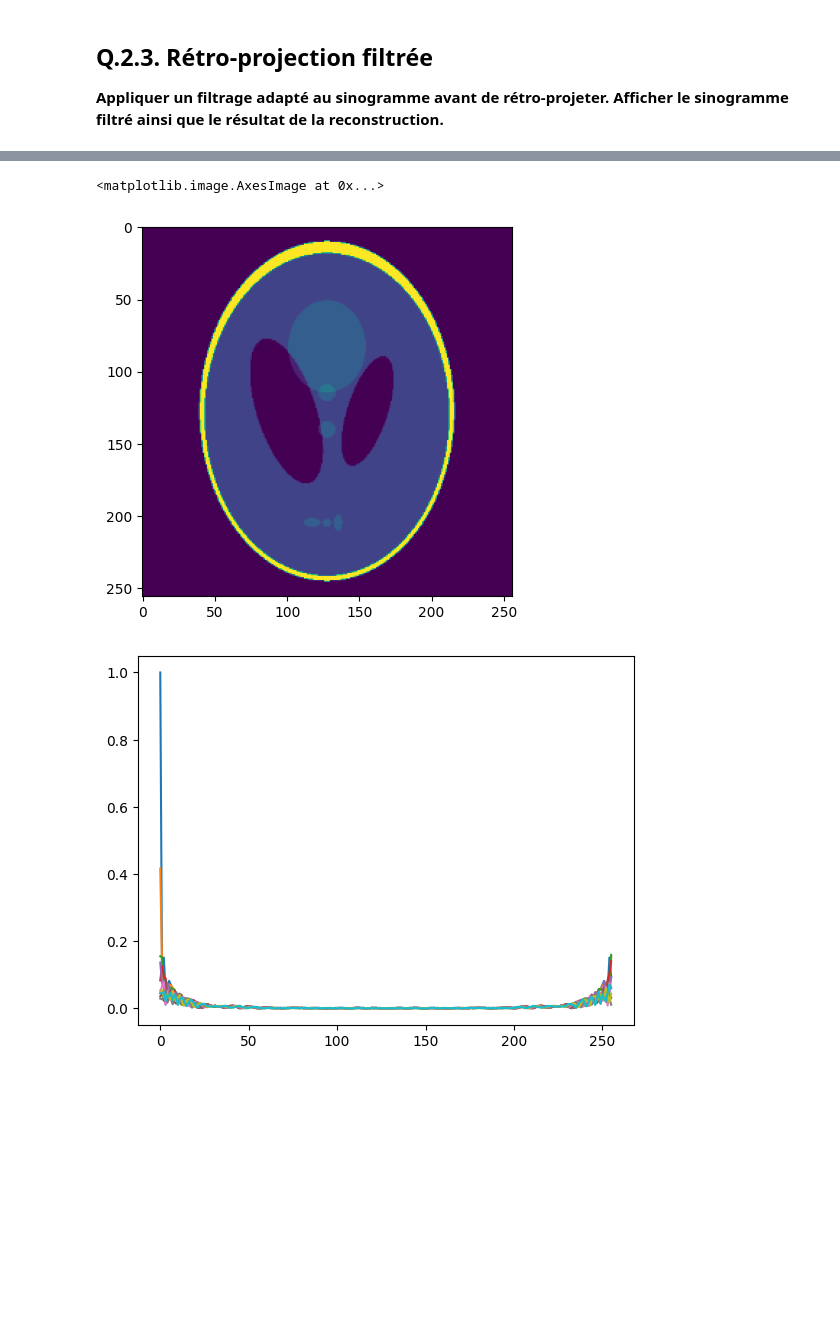
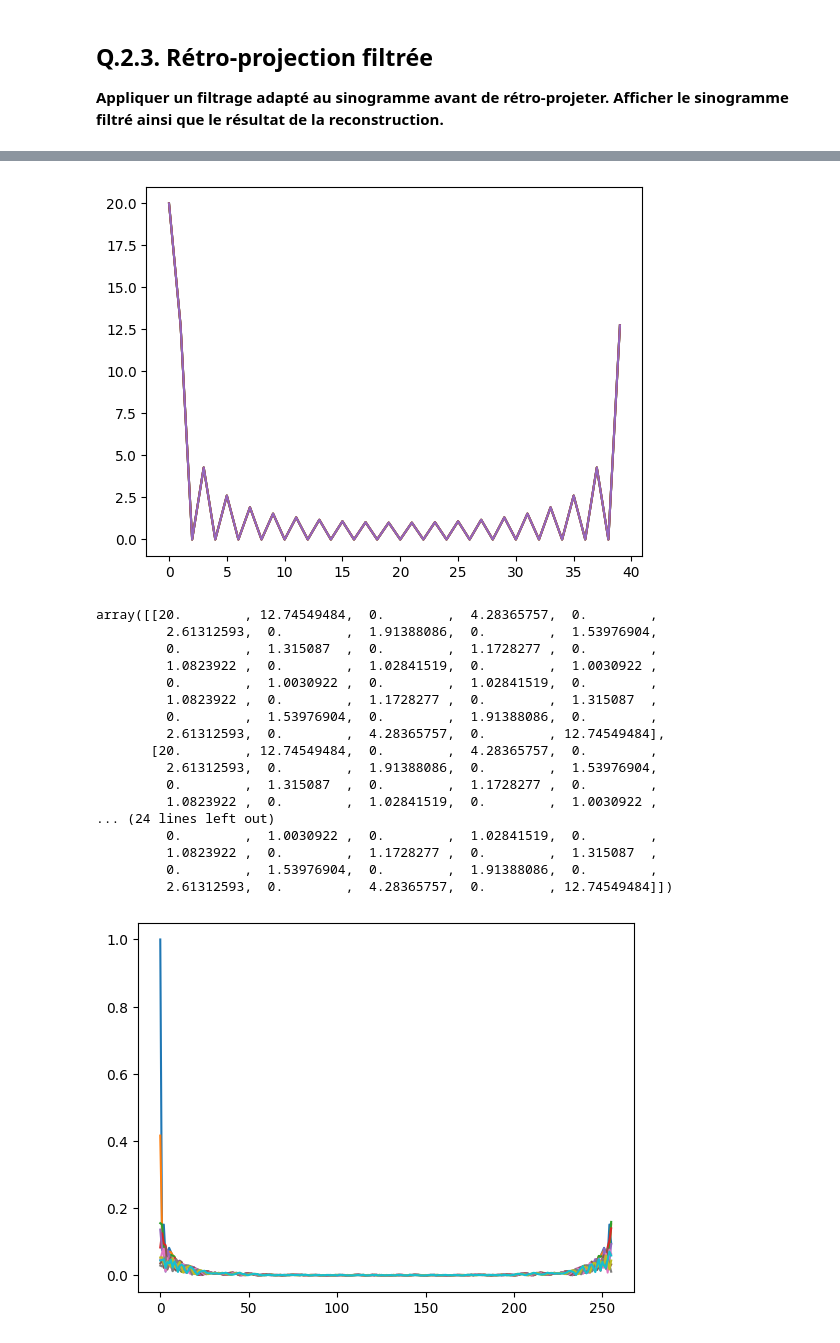
Before and after one commit to GabrielVandersippe/5--Tomographie, a Jupyter notebook: X-Ray Tomography.ipynb, the cells around one changed output, grey strips where cells are left out. Drawn from its saved outputs; the diff is of its cells as text; code cells hidden in the pictures; blank space fills up the shorter version.

```diff
--- a/X-Ray Tomography.ipynb
+++ b/X-Ray Tomography.ipynb
@@ -300,8 +300,30 @@ TypeError: 'NoneType' object is not subscriptable
 # %%
-plt.imshow(image)
+creneau = np.concat((np.zeros((10,)), np.ones((20,)), np.zeros((10,))))
+creneau2d = np.tile(creneau, (5, 1))
+fftcreneau = np.abs(np.fft.fft(creneau2d))
+plt.plot(fftcreneau.T)
+plt.show()
+# creneau2d[0, :]
+fftcreneau
 # %% [output]
+[figure, new version]
-<matplotlib.image.AxesImage at 0x...>
+array([[20.        , 12.74549484,  0.        ,  4.28365757,  0.        ,
+         2.61312593,  0.        ,  1.91388086,  0.        ,  1.53976904,
+         0.        ,  1.315087  ,  0.        ,  1.1728277 ,  0.        ,
+         1.0823922 ,  0.        ,  1.02841519,  0.        ,  1.0030922 ,
+         0.        ,  1.0030922 ,  0.        ,  1.02841519,  0.        ,
+         1.0823922 ,  0.        ,  1.1728277 ,  0.        ,  1.315087  ,
+         0.        ,  1.53976904,  0.        ,  1.91388086,  0.        ,
+         2.61312593,  0.        ,  4.28365757,  0.        , 12.74549484],
+       [20.        , 12.74549484,  0.        ,  4.28365757,  0.        ,
+         2.61312593,  0.        ,  1.91388086,  0.        ,  1.53976904,
+         0.        ,  1.315087  ,  0.        ,  1.1728277 ,  0.        ,
+         1.0823922 ,  0.        ,  1.02841519,  0.        ,  1.0030922 ,
+... (24 lines left out)
+         0.        ,  1.0030922 ,  0.        ,  1.02841519,  0.        ,
+         1.0823922 ,  0.        ,  1.1728277 ,  0.        ,  1.315087  ,
+         0.        ,  1.53976904,  0.        ,  1.91388086,  0.        ,
+         2.61312593,  0.        ,  4.28365757,  0.        , 12.74549484]])
-[figure, old version]
 # %%
 Imfft = np.abs(np.fft.fft2(image))
 Imfft = Imfft/np.max(Imfft)
```
Also changed, not shown: parts of 12 cells of this notebook.
